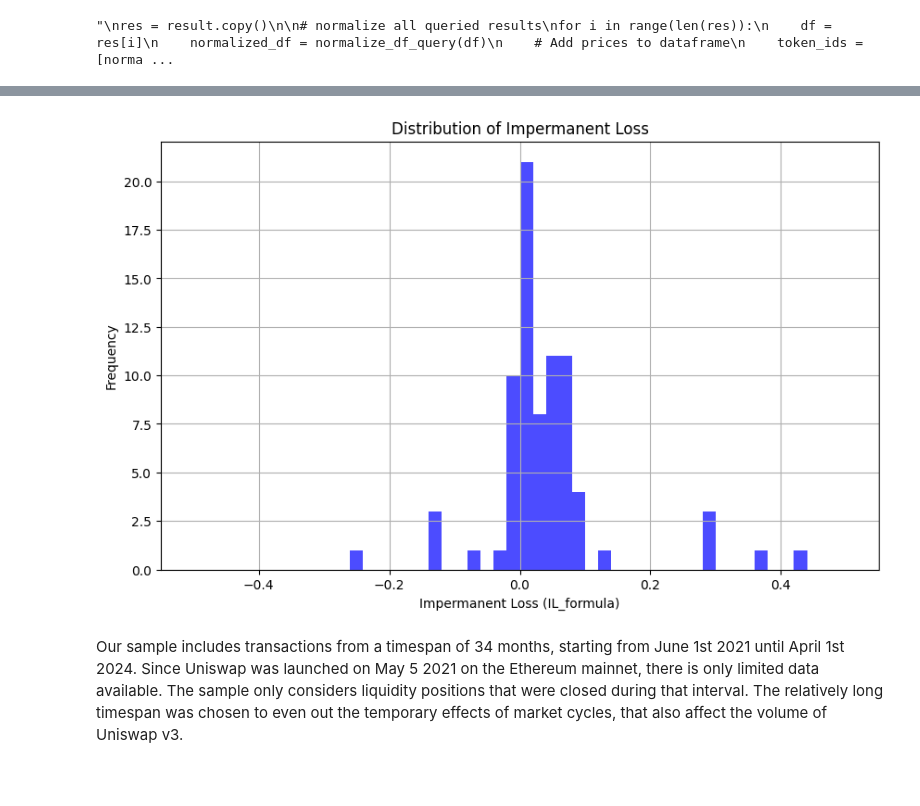
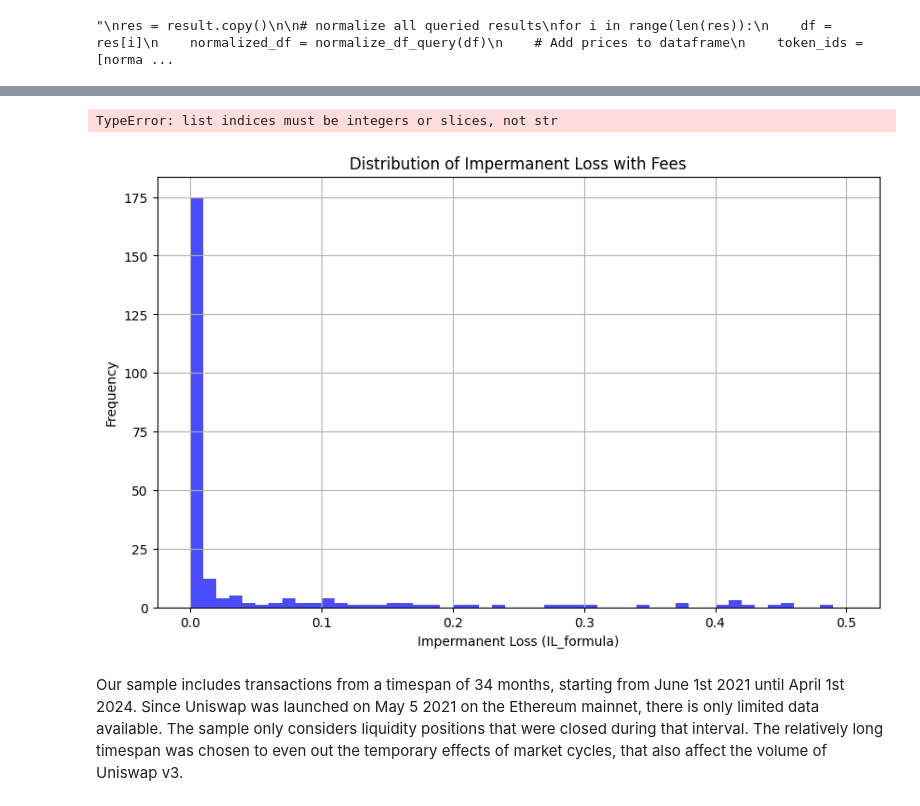
Before and after one commit to Thanos002/IL_Measurement, a Jupyter notebook: IL_Data_Extraction.ipynb, the cells around one changed output, grey strips where cells are left out. Cells and saved outputs as stored; diff of their text form; code cells hidden in the pictures; blank space fills up the shorter version.

```diff
--- a/IL_Data_Extraction.ipynb
+++ b/IL_Data_Extraction.ipynb
@@ -674,6 +737,6 @@ for i in range(len(res)):
 # %% [output]
 "\nres = result.copy()\n\n# normalize all queried results\nfor i in range(len(res)):\n    df = res[i]\n    normalized_df = normalize_df_query(df)\n    # Add prices to dataframe\n    token_ids = [norma ...
 # %%
-shortened_pools = {key: value.head(10) for key, value in pool_id_database.items()}
+shortened_pools = {key: value.head(100) for key, value in pool_id_database.items()}
 print(shortened_pools)
 # %% [output]
@@ -870,0 +1222,11 @@ plt.show()
+# %%
+plt.figure(figsize=(10, 6))
+combined_df['relativeFees'] = combined_df['event_feesUSD'] / combined_df['event_amountUSD']
+plt.hist(combined_df['relativeFees'], bins=30, color='blue', alpha=0.7, range=(0, 1))
+plt.hist(combined_df['IL_final'], bins=30, color='red', alpha=0.7, range=(-1, 0))
+
+plt.title('Distribution of Fees')
+plt.xlabel('Loss vs Fees (%)')
+plt.ylabel('Frequency')
+plt.grid(True)
+plt.show()
@@ -870,0 +1235,10 @@ plt.show()
+# %%
+plt.figure(figsize=(10, 6))
+combined_df['percentage_return'] = combined_df['relativeFees'] + combined_df['IL_final']
+plt.hist(combined_df['percentage_return'], bins=30, color='blue', alpha=0.7, range=(-1, 1))
+
+plt.title('IL + Fees')
+plt.xlabel('Return')
+plt.ylabel('Frequency') #umbenennen
+plt.grid(True)
+plt.show()
@@ -871,29 +1259,23 @@ plt.show()
 # %%
 from sklearn.linear_model import LinearRegression
 
-# Prepare the features (X) and the target (y)
-X = combined_df[['weightedDurationSeconds']]  # features need to be 2D for sklearn
-y = combined_df['IL_final']  # target
+X = risky_combined_df[['weightedDurationDays']]  # features need to be 2D
+y = risky_combined_df['IL_initial']
 
-# Create a linear regression model
 model = LinearRegression()
 model.fit(X, y)
+risky_combined_df['predicted_IL'] = model.predict(X)
 
-# Make predictions
-combined_df['predicted_IL'] = model.predict(X)
-
-# Plotting
 plt.figure(figsize=(10, 6))
 plt.scatter(X, y, alpha=0.6, edgecolors='w', label='Actual IL')
-plt.plot(X, combined_df['predicted_IL'], color='red', linewidth=2, label='Predicted IL')
+plt.plot(X, risky_combined_df['predicted_IL'], color='red', linewidth=2, label='Predicted IL')
 plt.title('Linear Regression: Impermanent Loss vs. Position Duration')
 plt.xlabel('Duration of Position (Days)')
-plt.ylabel('Impermanent Loss (IL_formula)')
+plt.ylabel('Impermanent Loss')
 plt.legend()
 plt.grid(True)
 plt.show()
 
-# Print the coefficients
 print("Slope (Coefficient):", model.coef_[0])
 print("Intercept:", model.intercept_)
 
@@ -907,13 +1299,28 @@ R-squared value: 0.1912
+# %%
+# Calculate cumulative sum
+pool_dataframes['cumulative_IL'] = dataframes['IL_final'].cumsum()
+pool_dataframes['cumulative_IL']
+
+# Create a line plot
+plt.figure(figsize=(10, 6))
+plt.plot(dataframes['cumulative_IL'], marker='o', linestyle='-')
+plt.title('Cumulative Line Diagram')
+plt.xlabel('Index')  # You can change this to a specific column if needed
+plt.ylabel('Cumulative Sum')
+plt.grid(True)
+plt.show()
+# %% [output]
+TypeError: list indices must be integers or slices, not str
 # %%
 plt.figure(figsize=(10, 6))
-plt.hist(combined_df['relative_return'], bins=50, color='blue', alpha=0.7, range=(-0.5, 0.5))
-plt.title('Distribution of Impermanent Loss')
+plt.hist(combined_df['event_feesUSD'], bins=50, color='blue', alpha=0.7, range=(0, 0.5))
+plt.title('Distribution of Impermanent Loss with Fees')
 plt.xlabel('Impermanent Loss (IL_formula)')
 plt.ylabel('Frequency')
 plt.grid(True)
 plt.show()
 # %% [output]
-[figure, old version]
+[figure, new version]
 # %% [markdown]
 Our sample includes transactions from a timespan of 34 months, starting from June 1st 2021 until April 1st 2024. Since Uniswap was launched on May 5 2021 on the Ethereum mainnet, there is only limited data available. The sample only considers liquidity positions that were closed during that interval. The relatively long timespan was chosen to even out the temporary effects of market cycles, that also affect the volume of Uniswap v3.
 # %%
```
Also changed, not shown: parts of 19 cells of this notebook, 37 other files.
